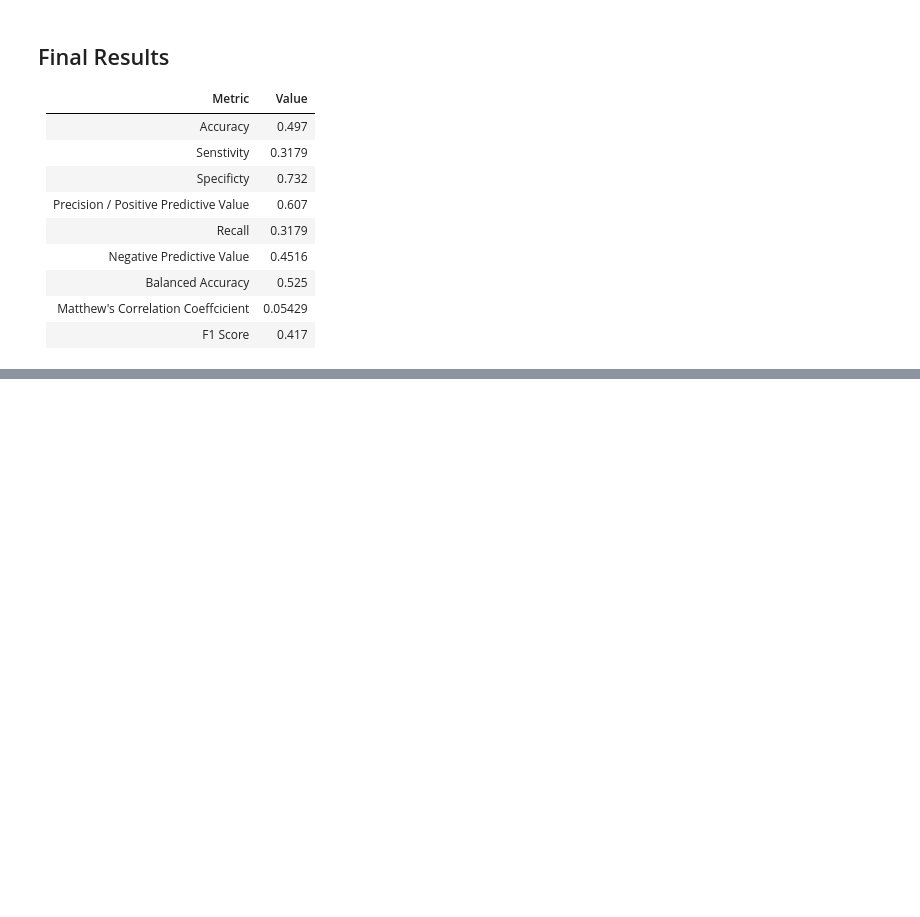
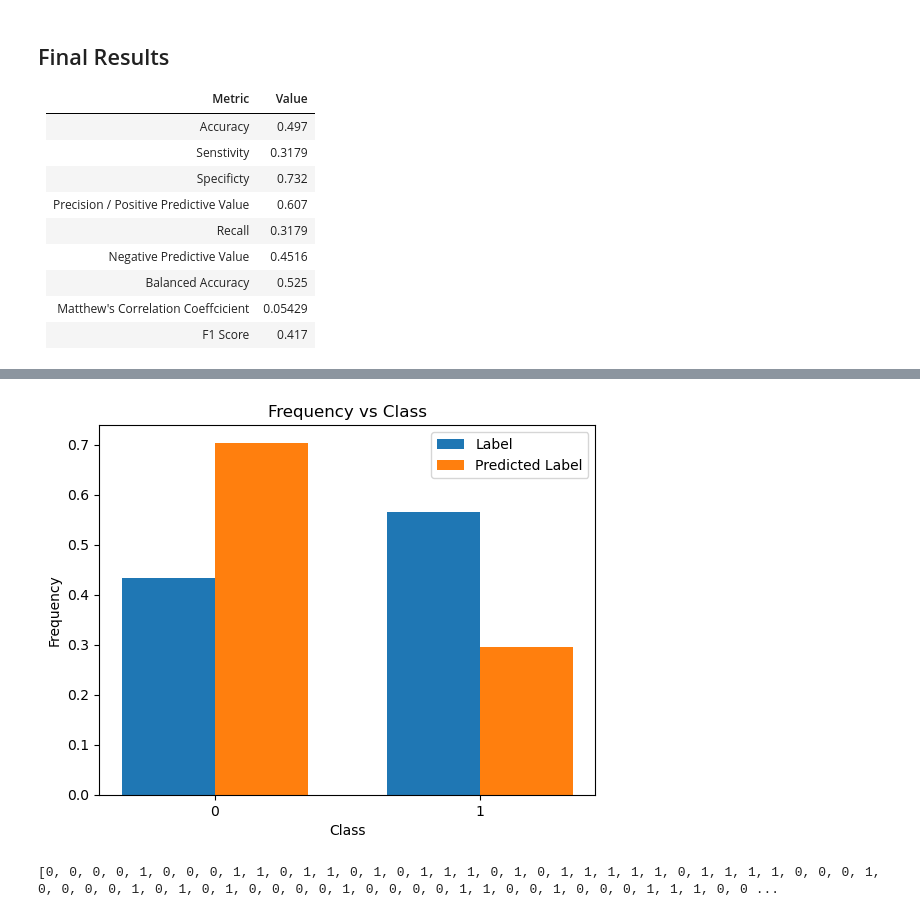
Before and after one commit to Ashita17/Ersilia-Outreachy, a Jupyter notebook: model-validation-example/notebooks/02_external_validation.ipynb, the cells around one changed output, grey strips where cells are left out. Drawn from its saved outputs; the diff is of its cells as text; code cells hidden in the pictures; blank space fills up the shorter version.

```diff
--- a/model-validation-example/notebooks/02_external_validation.ipynb
+++ b/model-validation-example/notebooks/02_external_validation.ipynb
@@ -485,0 +535,30 @@ F1 Score =  0.41736401673640167
+# %%
+
+# Count the frequency of values in the lists
+label_values, label_counts = np.unique(label, return_counts=True)
+label_predicted_values, label_predicted_counts = np.unique(predicted_label, return_counts=True)
+
+# Plotting
+width = 0.35  # Width of the bars
+x = np.arange(len(label_values))  # The label locations
+
+label_counts_scaled = label_counts / 2218
+label_predicted_counts_scaled = label_predicted_counts / 2218
+
+fig, ax = plt.subplots()
+bars1 = ax.bar(x - width/2, label_counts_scaled, width, label='Label')
+bars2 = ax.bar(x + width/2, label_predicted_counts_scaled, width, label='Predicted Label')
+
+# Add some text for labels, title, and axes ticks
+ax.set_ylabel('Frequency')
+ax.set_xlabel('Class')
+ax.set_title('Frequency vs Class')
+ax.set_xticks(x)
+plt.legend()
+plt.show()
+# %% [output]
+[figure, added]
+# %%
+print(label)
+# %% [output]
+[0, 0, 0, 0, 1, 0, 0, 0, 1, 1, 0, 1, 1, 0, 1, 0, 1, 1, 1, 0, 1, 0, 1, 1, 1, 1, 1, 0, 1, 1, 1, 1, 0, 0, 0, 1, 0, 0, 0, 0, 1, 0, 1, 0, 1, 0, 0, 0, 0, 1, 0, 0, 0, 0, 1, 1, 0, 0, 1, 0, 0, 0, 1, 1, 1, 0, 0 ...
```
Also changed, not shown: parts of 7 cells of this notebook.
